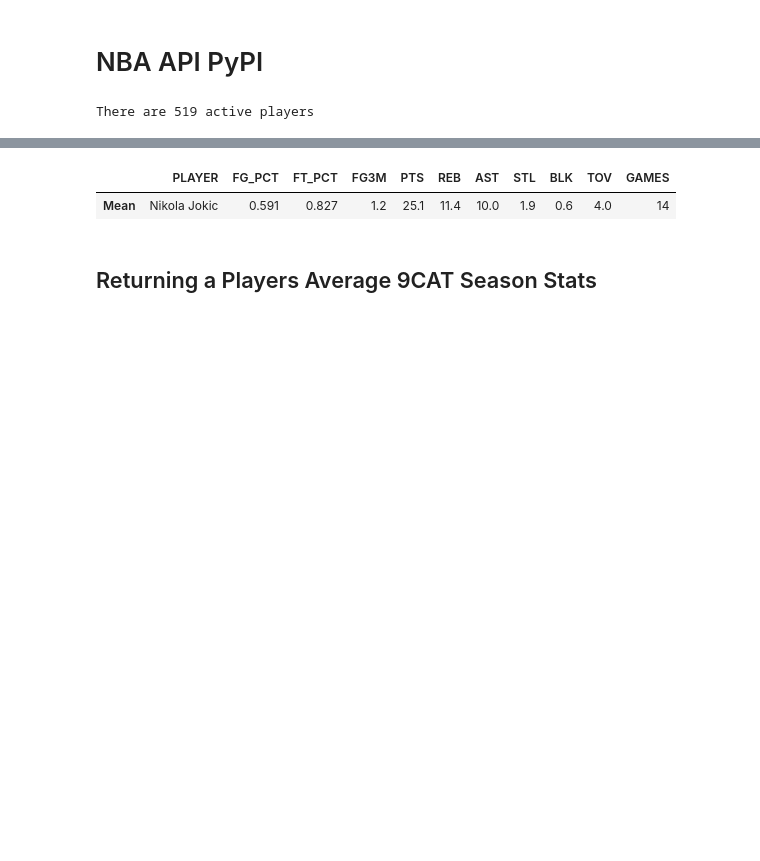
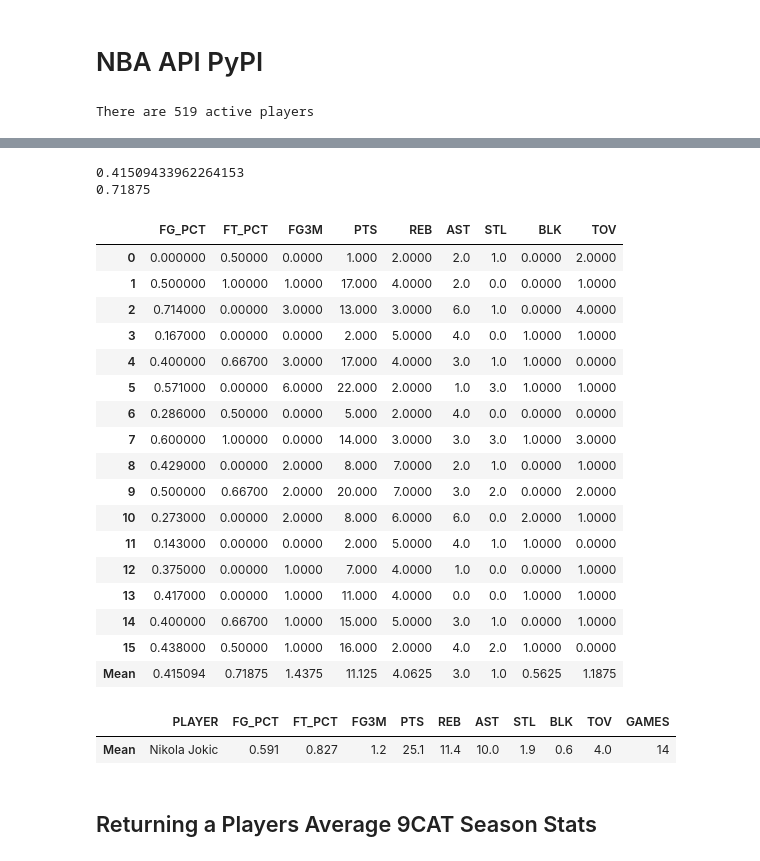
Before and after one commit to JaumeClave/waiver_wire_machine, a Jupyter notebook: notebooks/01_nba_api_pypi_exploration.ipynb, the cells around one changed output, grey strips where cells are left out. Drawn from its saved outputs; the diff is of its cells as text; code cells hidden in the pictures; blank space fills up the shorter version.

```diff
--- a/notebooks/01_nba_api_pypi_exploration.ipynb
+++ b/notebooks/01_nba_api_pypi_exploration.ipynb
@@ -103,3 +115,46 @@ nikola_jokic_2020_9CAT
+# %%
+def true_percentage(dataframe, pct_category):
+    no_mean_row_dataframe = dataframe.drop("Mean")
+    if pct_category == FIELD_GOAL_PERCENTAGE_COLUMN:
+        true_field_goal_pct = no_mean_row_dataframe[FIELD_GOALS_MADE_COLUMN].mean() / \
+                              no_mean_row_dataframe[FIELD_GOAL_ATTEMPTED_COLUMN].mean()
+
+        print(true_field_goal_pct)
+        dataframe.at[MEAN_ROW, FIELD_GOAL_PERCENTAGE_COLUMN] = true_field_goal_pct
+
+    else:
+        true_free_throw_pct = no_mean_row_dataframe[FREE_THROW_MADE_COLUMN].mean() / \
+            no_mean_row_dataframe[FREE_THROW_ATTEMPTED_COLUMN].mean()
+        print(true_free_throw_pct)
+        dataframe.at[MEAN_ROW, FREE_THROW_PERCENTAGE_COLUMN] = true_free_throw_pct
+
+    return dataframe
+# %%
+nikola_jokic_2020_9CAT = true_percentage(nikola_jokic_2020_9CAT, FIELD_GOAL_PERCENTAGE_COLUMN)
+nikola_jokic_2020_9CAT = true_percentage(nikola_jokic_2020_9CAT, FREE_THROW_PERCENTAGE_COLUMN)
+nikola_jokic_2020_9CAT = nikola_jokic_2020_9CAT[NINE_CAT_COLUMNS]
+nikola_jokic_2020_9CAT
+# %% [output]
+0.41509433962264153
+0.71875
+|  | FG_PCT | FT_PCT | FG3M | PTS | REB | AST | STL | BLK | TOV |
+| 0 | 0.000000 | 0.50000 | 0.0000 | 1.000 | 2.0000 | 2.0 | 1.0 | 0.0000 | 2.0000 |
+| 1 | 0.500000 | 1.00000 | 1.0000 | 17.000 | 4.0000 | 2.0 | 0.0 | 0.0000 | 1.0000 |
+| 2 | 0.714000 | 0.00000 | 3.0000 | 13.000 | 3.0000 | 6.0 | 1.0 | 0.0000 | 4.0000 |
+| 3 | 0.167000 | 0.00000 | 0.0000 | 2.000 | 5.0000 | 4.0 | 0.0 | 1.0000 | 1.0000 |
+| 4 | 0.400000 | 0.66700 | 3.0000 | 17.000 | 4.0000 | 3.0 | 1.0 | 1.0000 | 0.0000 |
+| 5 | 0.571000 | 0.00000 | 6.0000 | 22.000 | 2.0000 | 1.0 | 3.0 | 1.0000 | 1.0000 |
+| 6 | 0.286000 | 0.50000 | 0.0000 | 5.000 | 2.0000 | 4.0 | 0.0 | 0.0000 | 0.0000 |
+| 7 | 0.600000 | 1.00000 | 0.0000 | 14.000 | 3.0000 | 3.0 | 3.0 | 1.0000 | 3.0000 |
+| 8 | 0.429000 | 0.00000 | 2.0000 | 8.000 | 7.0000 | 2.0 | 1.0 | 0.0000 | 1.0000 |
+| 9 | 0.500000 | 0.66700 | 2.0000 | 20.000 | 7.0000 | 3.0 | 2.0 | 0.0000 | 2.0000 |
+| 10 | 0.273000 | 0.00000 | 2.0000 | 8.000 | 6.0000 | 6.0 | 0.0 | 2.0000 | 1.0000 |
+| 11 | 0.143000 | 0.00000 | 0.0000 | 2.000 | 5.0000 | 4.0 | 1.0 | 1.0000 | 0.0000 |
+| 12 | 0.375000 | 0.00000 | 1.0000 | 7.000 | 4.0000 | 1.0 | 0.0 | 0.0000 | 1.0000 |
+| 13 | 0.417000 | 0.00000 | 1.0000 | 11.000 | 4.0000 | 0.0 | 0.0 | 1.0000 | 1.0000 |
+| 14 | 0.400000 | 0.66700 | 1.0000 | 15.000 | 5.0000 | 3.0 | 1.0 | 0.0000 | 1.0000 |
+| 15 | 0.438000 | 0.50000 | 1.0000 | 16.000 | 2.0000 | 4.0 | 2.0 | 1.0000 | 0.0000 |
+| Mean | 0.415094 | 0.71875 | 1.4375 | 11.125 | 4.0625 | 3.0 | 1.0 | 0.5625 | 1.1875 |
 # %%
 nikola_jokic_2020_9CAT_mean = nikola_jokic_2020_9CAT.copy()
 
```
Also changed, not shown: parts of 6 cells of this notebook, 2 other files.
